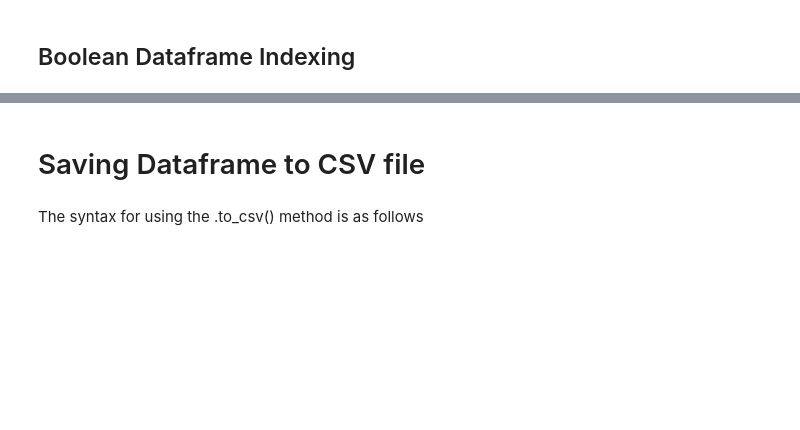
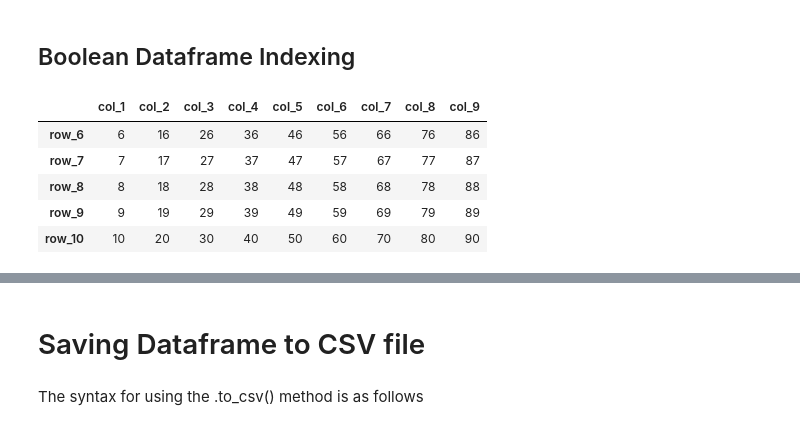
Before and after one commit to amohd63/ENCS5141-INTELLIGENT-SYSTEMS-LAB, a Jupyter notebook: LAB1.ipynb, the cells around one changed output, grey strips where cells are left out. Drawn from its saved outputs; the diff is of its cells as text; code cells hidden in the pictures; blank space fills up the shorter version.

```diff
--- a/LAB1.ipynb
+++ b/LAB1.ipynb
@@ -308,2 +370,11 @@ Task 4: Use iloc with position-based indexing to select all rows and columns 1,
 # %% [markdown]
 ## Boolean Dataframe Indexing
+# %%
+df[df['col_2'] > 15]
+# %% [output]
+|  | col_1 | col_2 | col_3 | col_4 | col_5 | col_6 | col_7 | col_8 | col_9 |
+| row_6 | 6 | 16 | 26 | 36 | 46 | 56 | 66 | 76 | 86 |
+| row_7 | 7 | 17 | 27 | 37 | 47 | 57 | 67 | 77 | 87 |
+| row_8 | 8 | 18 | 28 | 38 | 48 | 58 | 68 | 78 | 88 |
+| row_9 | 9 | 19 | 29 | 39 | 49 | 59 | 69 | 79 | 89 |
+| row_10 | 10 | 20 | 30 | 40 | 50 | 60 | 70 | 80 | 90 |
```
Also changed, not shown: parts of 32 cells of this notebook.
